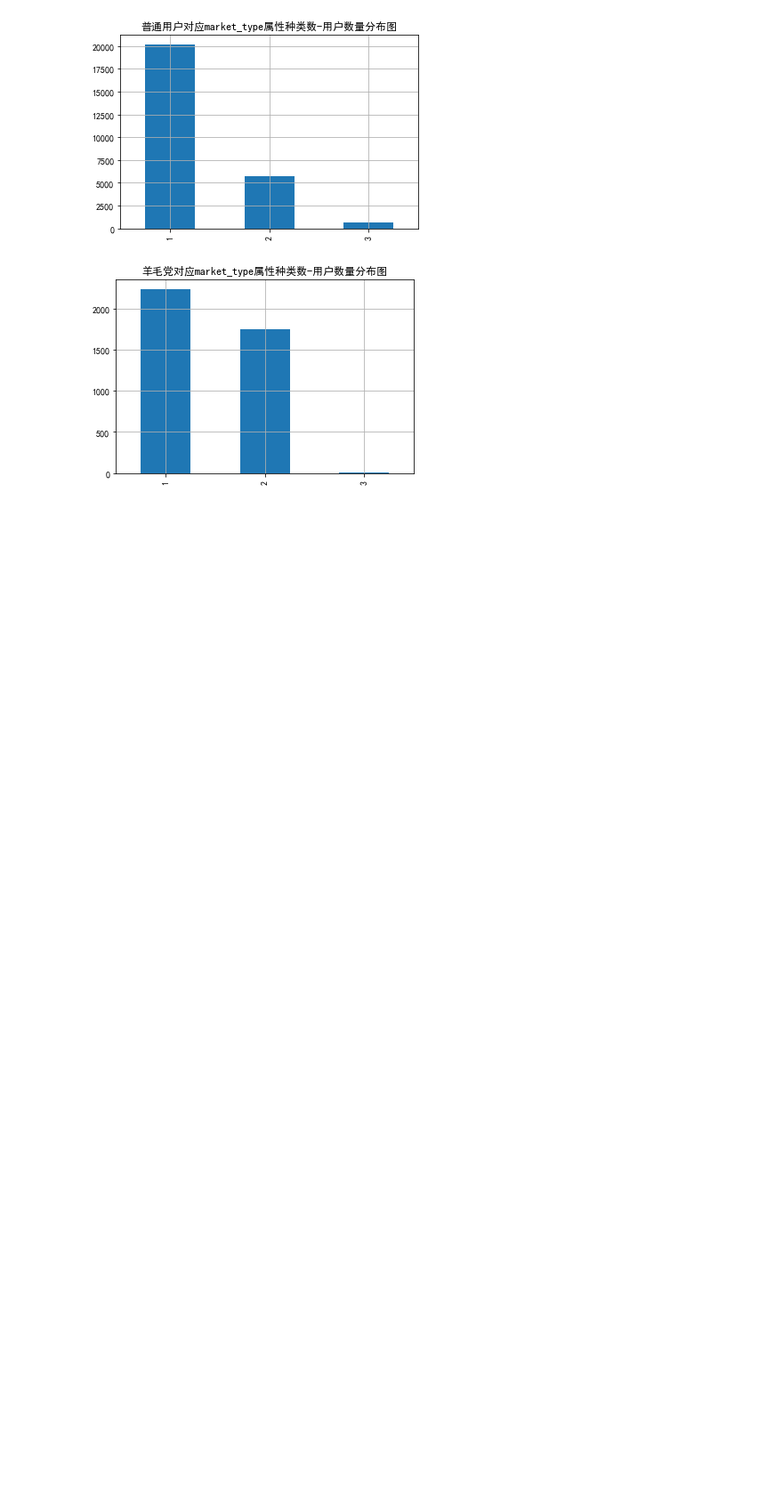
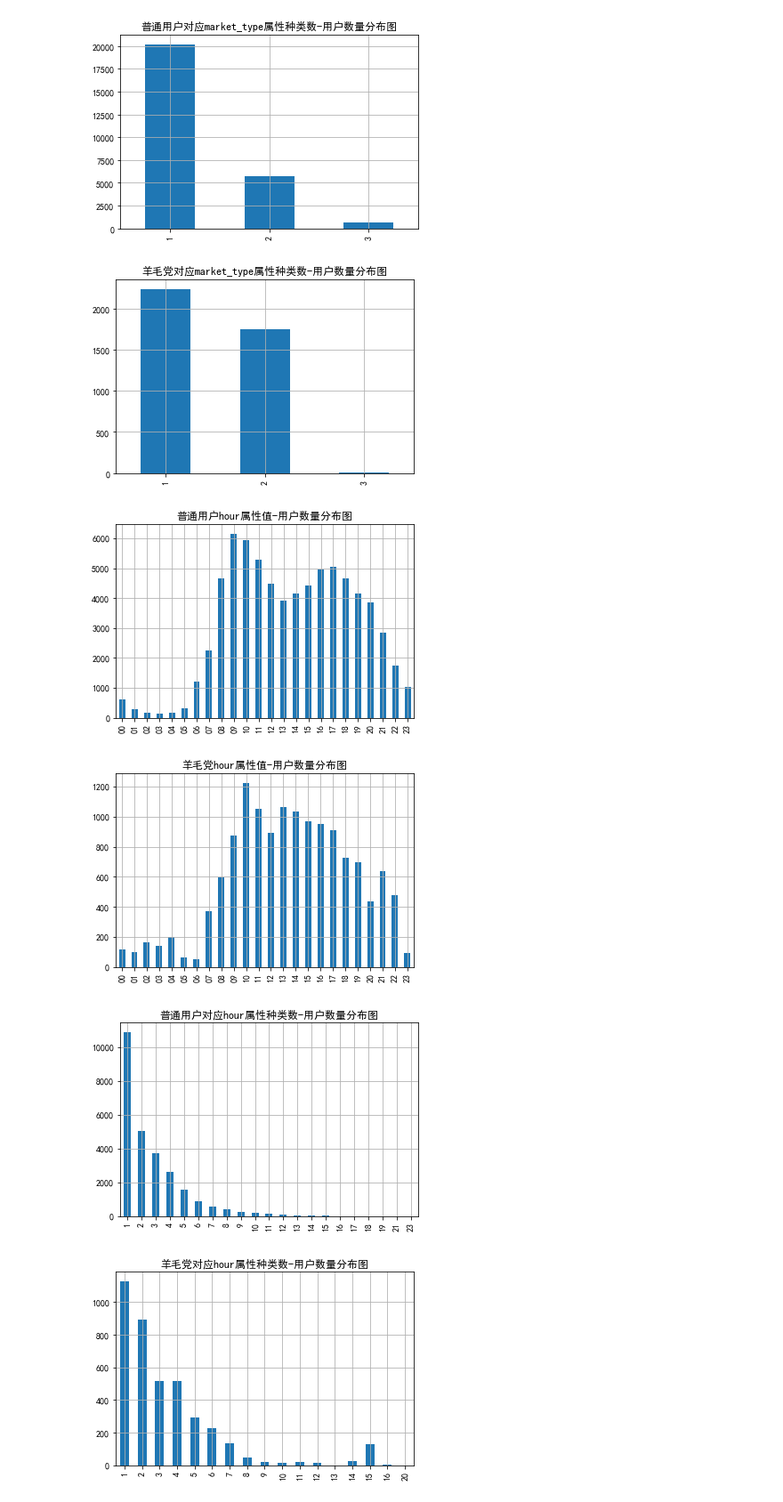
Before and after one commit to ManSsssuper/Competition2-DCTianCheng, a Jupyter notebook: Analysis_transaction.ipynb, the cells around one changed output. Shown at 89% size. Saved outputs shown, nothing was run; the diff lists cells and outputs as text; code cells hidden in the pictures; blank space fills up the shorter version.

```diff
--- a/Analysis_transaction.ipynb
+++ b/Analysis_transaction.ipynb
@@ -11,6 +11,7 @@ import matplotlib.pyplot as plt
 train_tr=pd.read_csv(r"D:\DA_competition\DC\data\transaction_train.csv")
 train_tag=pd.read_csv(r"D:\DA_competition\DC\data\tag_train.csv")
 train_tr=pd.merge(train_tr,train_tag,on="UID",how="left")
+train_tr=train_tr.drop_duplicates()
 # %%
 #交易表
 train_tr_info=pd.DataFrame()
@@ -331,3 +332,12 @@ discrete_field("market_type")
 [figure]
 # %%
 #一种特征就是属性值之间的差异
+# %%
+#time
+train_tr["hour"]=train_tr.time.apply(lambda x:x.split(":")[0])
+discrete_field("hour")
+# %% [output]
+[figure, added]
+[figure, added]
+[figure, added]
+[figure, added]
```
Also changed, not shown: parts of 11 cells of this notebook.
